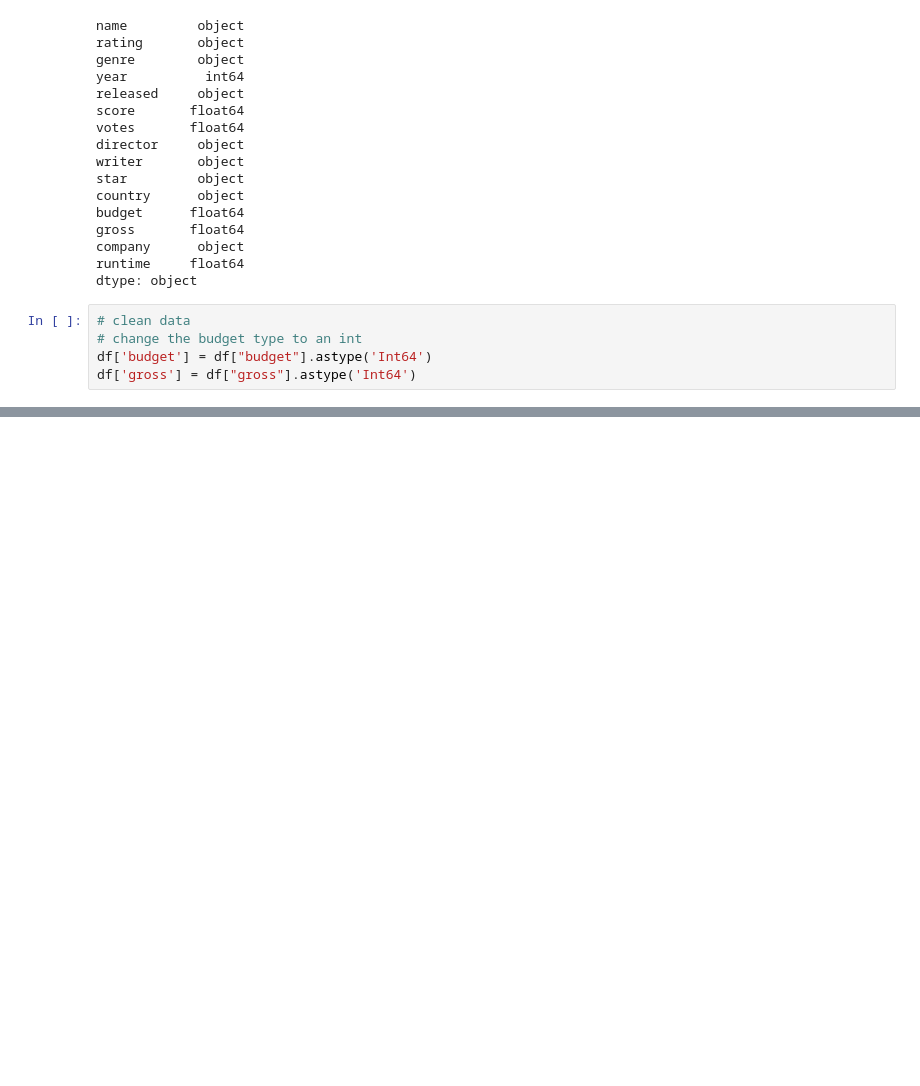
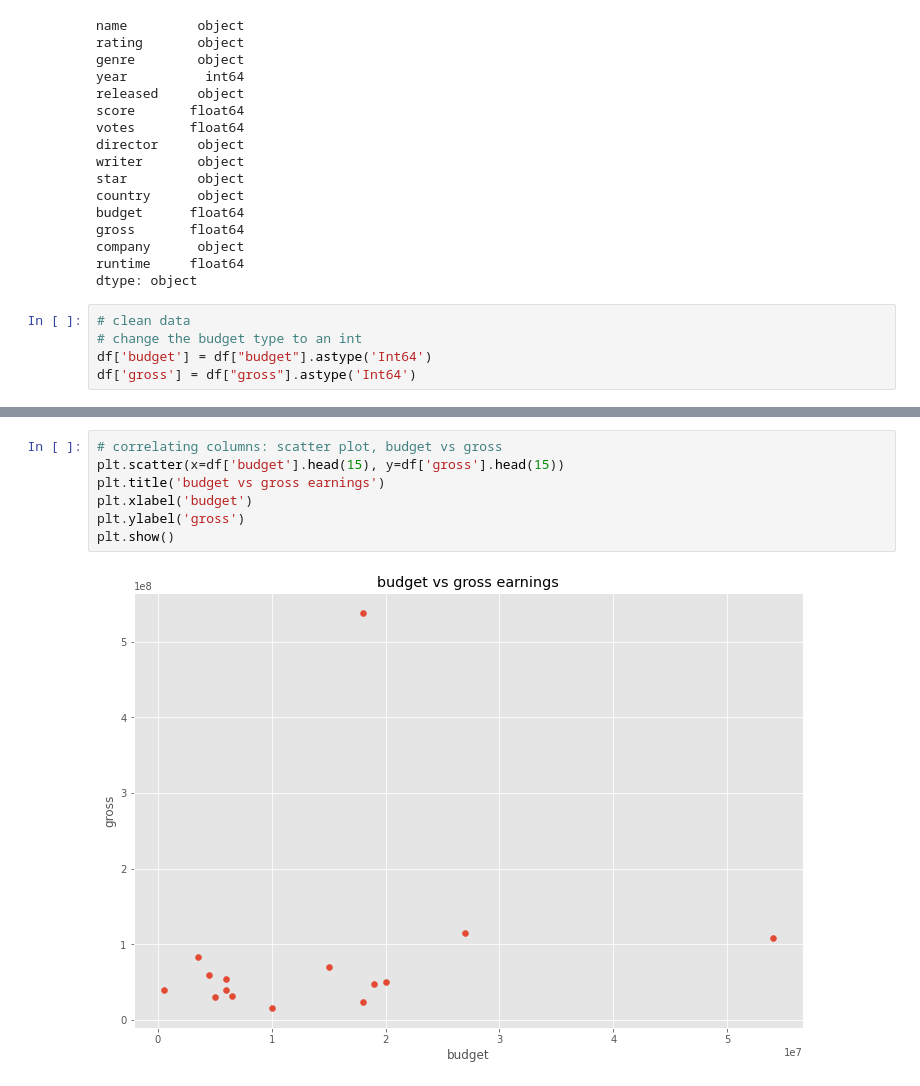
Before and after one commit to MunyaradziMagura/Movies-Project, a Jupyter notebook: movies.ipynb, the cells around one changed output, grey strips where cells are left out. Drawn from its saved outputs; the diff is of its cells as text; blank space fills up the shorter version.

Commit message:
plot budget and gross earnings

```diff
--- a/movies.ipynb
+++ b/movies.ipynb
@@ -117,0 +123,9 @@ df
+# %%
+# correlating columns: scatter plot, budget vs gross
+plt.scatter(x=df['budget'].head(15), y=df['gross'].head(15))
+plt.title('budget vs gross earnings')
+plt.xlabel('budget')
+plt.ylabel('gross')
+plt.show()
+# %% [output]
+[figure, added]
```
Also changed, not shown: parts of 4 cells of this notebook.
